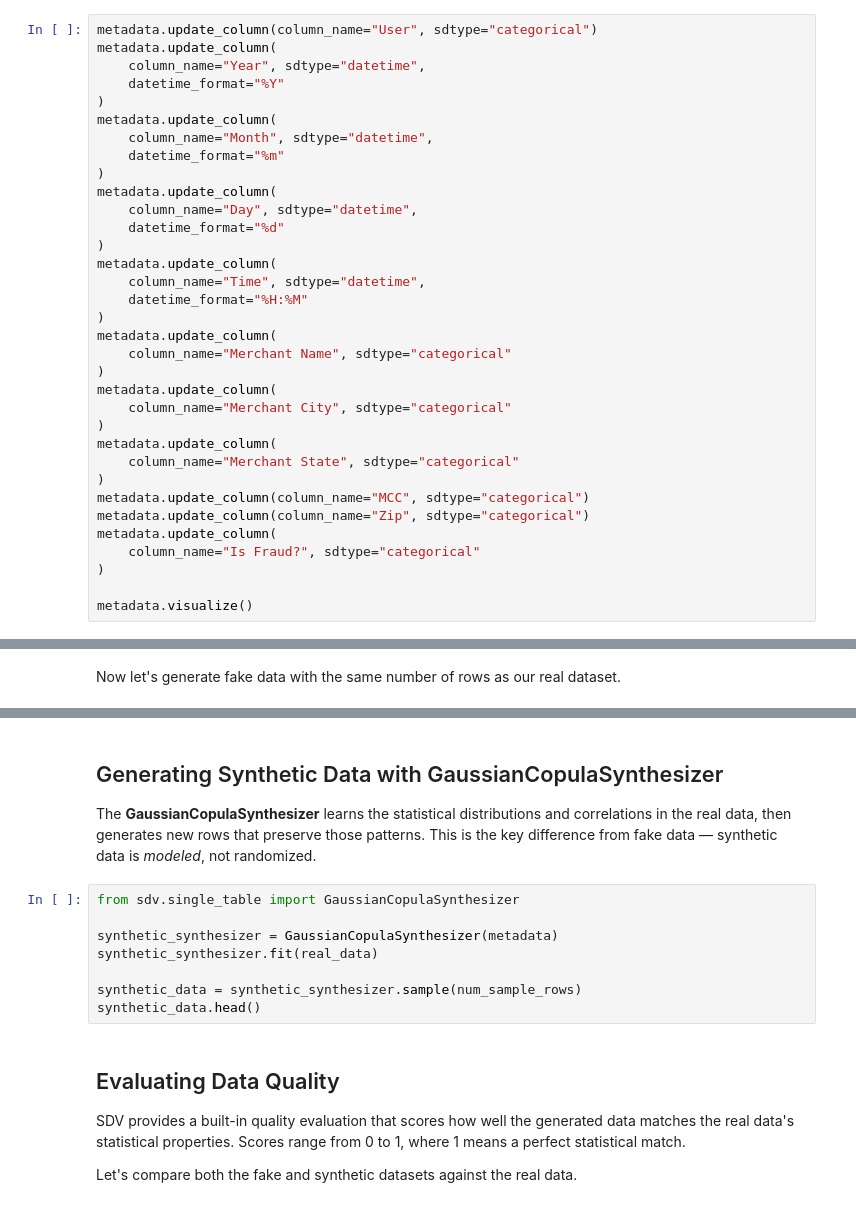
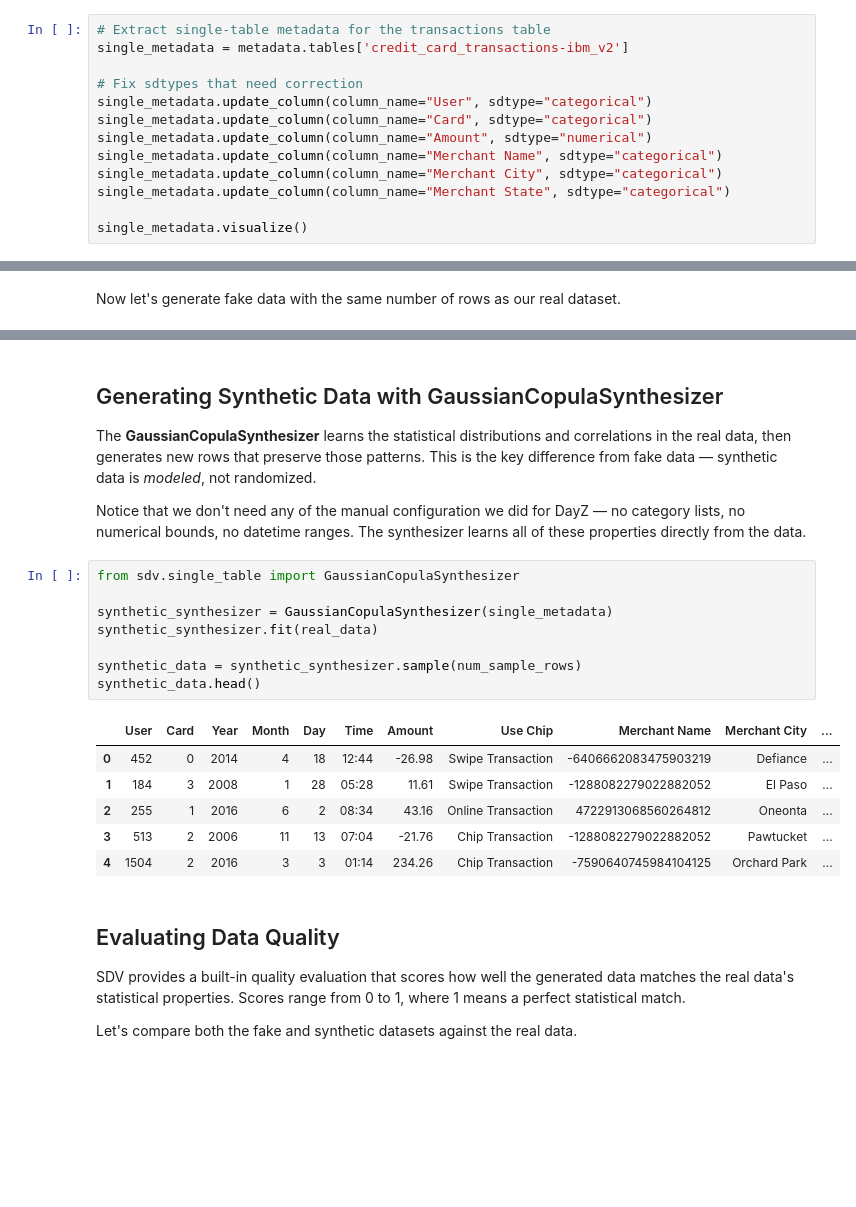
Before and after one commit to datacebo/datacebo-cookbook, a Jupyter notebook: tutorials/real_vs_synthetic_vs_fake_data/Real_vs_Synthetic_vs_Fake_Data.ipynb, the cells around one changed output, grey strips where cells are left out. Drawn from its saved outputs; the diff is of its cells as text; blank space fills up the shorter version.

Commit message:
Update Real_vs_Synthetic_vs_Fake_Data.ipynb
Get data from S3.
Address comments.

```diff
--- a/tutorials/real_vs_synthetic_vs_fake_data/Real_vs_Synthetic_vs_Fake_Data.ipynb
+++ b/tutorials/real_vs_synthetic_vs_fake_data/Real_vs_Synthetic_vs_Fake_Data.ipynb
@@ -119,34 +115,13 @@ that need correction.
 # %%
-metadata.update_column(column_name="User", sdtype="categorical")
-metadata.update_column(
-    column_name="Year", sdtype="datetime",
-    datetime_format="%Y"
-)
-metadata.update_column(
-    column_name="Month", sdtype="datetime",
-    datetime_format="%m"
-)
-metadata.update_column(
-    column_name="Day", sdtype="datetime",
-    datetime_format="%d"
-)
-metadata.update_column(
-    column_name="Time", sdtype="datetime",
-    datetime_format="%H:%M"
-)
-metadata.update_column(
-    column_name="Merchant Name", sdtype="categorical"
-)
-metadata.update_column(
-    column_name="Merchant City", sdtype="categorical"
-)
-metadata.update_column(
-    column_name="Merchant State", sdtype="categorical"
-)
-metadata.update_column(column_name="MCC", sdtype="categorical")
-metadata.update_column(column_name="Zip", sdtype="categorical")
-metadata.update_column(
-    column_name="Is Fraud?", sdtype="categorical"
-)
+# Extract single-table metadata for the transactions table
+single_metadata = metadata.tables['credit_card_transactions-ibm_v2']
 
-metadata.visualize()
+# Fix sdtypes that need correction
+single_metadata.update_column(column_name="User", sdtype="categorical")
+single_metadata.update_column(column_name="Card", sdtype="categorical")
+single_metadata.update_column(column_name="Amount", sdtype="numerical")
+single_metadata.update_column(column_name="Merchant Name", sdtype="categorical")
+single_metadata.update_column(column_name="Merchant City", sdtype="categorical")
+single_metadata.update_column(column_name="Merchant State", sdtype="categorical")
+
+single_metadata.visualize()
@@ -212,17 +192,24 @@ fake_data.head()
 # %% [markdown]
 ## Generating Synthetic Data with GaussianCopulaSynthesizer
 
-The **GaussianCopulaSynthesizer** learns the statistical distributions and correlations in
-the real data, then generates new rows that preserve those patterns. This is the key
-difference from fake data — synthetic data is *modeled*, not randomized.
+The **GaussianCopulaSynthesizer** learns the statistical distributions and correlations in the real data, then generates new rows that preserve those patterns. This is the key difference from fake data — synthetic data is *modeled*, not randomized.
+
+Notice that we don't need any of the manual configuration we did for DayZ — no category lists, no numerical bounds, no datetime ranges. The synthesizer learns all of these properties directly from the data.
 # %%
 from sdv.single_table import GaussianCopulaSynthesizer
 
-synthetic_synthesizer = GaussianCopulaSynthesizer(metadata)
+synthetic_synthesizer = GaussianCopulaSynthesizer(single_metadata)
 synthetic_synthesizer.fit(real_data)
 
 synthetic_data = synthetic_synthesizer.sample(num_sample_rows)
 synthetic_data.head()
+# %% [output]
+|  | User | Card | Year | Month | Day | Time | Amount | Use Chip | Merchant Name | Merchant City | ... |
+| 0 | 452 | 0 | 2014 | 4 | 18 | 12:44 | -26.98 | Swipe Transaction | -6406662083475903219 | Defiance | ... |
+| 1 | 184 | 3 | 2008 | 1 | 28 | 05:28 | 11.61 | Swipe Transaction | -1288082279022882052 | El Paso | ... |
+| 2 | 255 | 1 | 2016 | 6 | 2 | 08:34 | 43.16 | Online Transaction | 4722913068560264812 | Oneonta | ... |
+| 3 | 513 | 2 | 2006 | 11 | 13 | 07:04 | -21.76 | Chip Transaction | -1288082279022882052 | Pawtucket | ... |
+| 4 | 1504 | 2 | 2016 | 3 | 3 | 01:14 | 234.26 | Chip Transaction | -7590640745984104125 | Orchard Park | ... |
 # %% [markdown]
 ## Evaluating Data Quality
 
```
Also changed, not shown: parts of 44 cells of this notebook.
